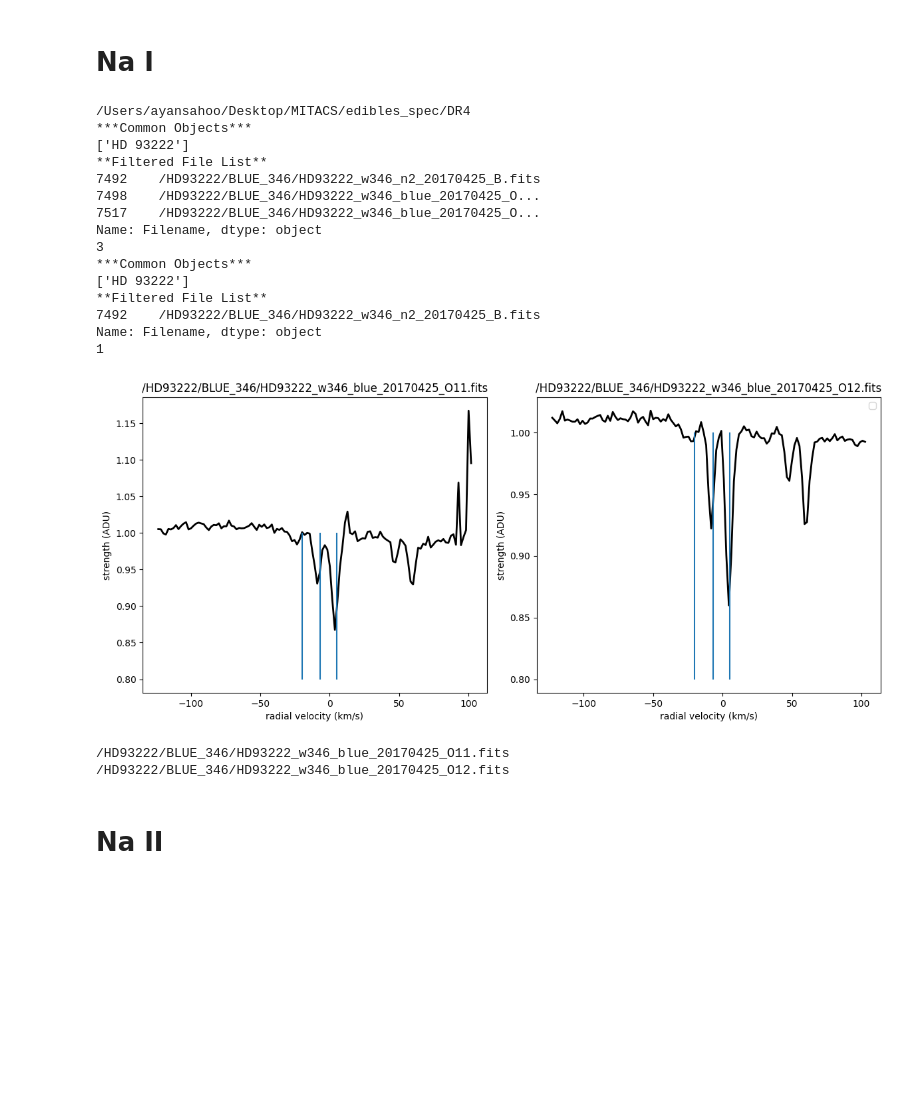
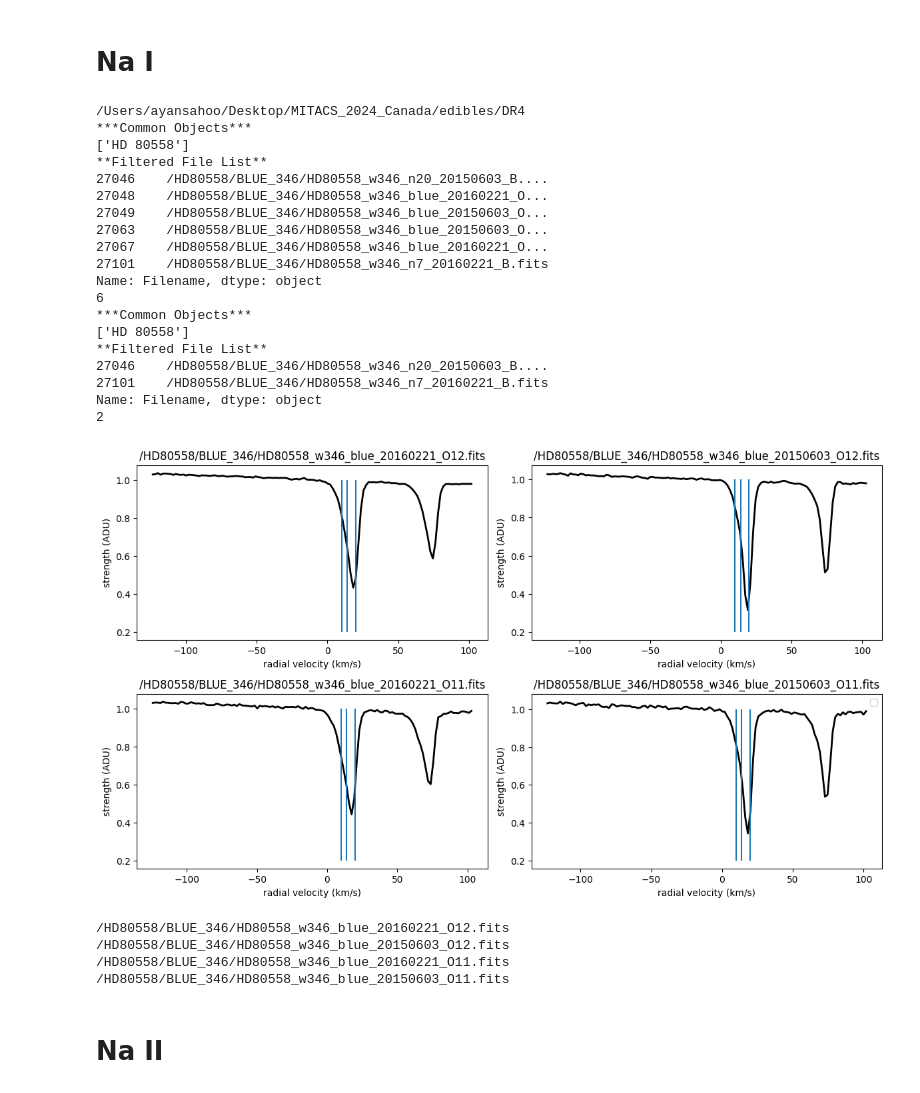
Before and after one commit to AyanS13/edibles, a Jupyter notebook: cloud_checker.ipynb, the cells around one changed output. Saved outputs shown, nothing was run; the diff lists cells and outputs as text; code cells hidden in the pictures; blank space fills up the shorter version.

```diff
--- a/cloud_checker.ipynb
+++ b/cloud_checker.ipynb
@@ -12,7 +18,7 @@ from scipy.interpolate import CubicSpline
 # %% [markdown]
 # Na I
 # %%
-sightline = "HD 93222"
+sightline = "HD 80558"
 pythia = EdiblesOracle()
 List_1 = pythia.getFilteredObsList(object=[sightline], MergedOnly=False, Wave=3302)
 test_1 = List_1.values.tolist()
@@ -26,9 +32,9 @@ test = list(test)
 
 lambda0 = [3302.368, 3302.978]
 ref_wave = 3302.368
-cl_1 = -20
-cl_2 = -7
-cl_3 = 5
+cl_1 = 20
+cl_2 = 14
+cl_3 = 10
 cl_4 = 3
 # cl_5 = 12
 # cl_5 = -7
@@ -70,9 +76,9 @@ for i in range(len(test)):
 
     # Plot data on the corresponding subplot
     axs[i].plot(3*(10**5)*(wave-ref_wave)/ref_wave, flux, color='k', linewidth=2)
-    axs[i].vlines(x=cl_1, ymin=0.8, ymax=1)
-    axs[i].vlines(x=cl_2, ymin=0.8, ymax=1)
-    axs[i].vlines(x=cl_3, ymin=0.8, ymax=1)
+    axs[i].vlines(x=cl_1, ymin=0.2, ymax=1)
+    axs[i].vlines(x=cl_2, ymin=0.2, ymax=1)
+    axs[i].vlines(x=cl_3, ymin=0.2, ymax=1)
     # axs[i].vlines(x=cl_4, ymin=0.4, ymax=1)
     # axs[i].vlines(x=cl_5, ymin=0.4, ymax=1)
 
@@ -85,45 +91,51 @@ for i in range(len(test)):
     #                    b=b, B_vary=B_vary, N=N, v_rad=v_rad, v_resolution=v_resolution, map =[0,1])
 
     # axs[i].plot(wave, model)
 
     # Set title for each subplot
     axs[i].set_title(str(test[i]))
 
     # Set x and y labels for each subplot
     axs[i].set_xlabel('radial velocity (km/s)')
     axs[i].set_ylabel('strength (ADU)')
 
 # Hide the unused subplots
 for j in range(len(test), len(axs)):
     fig.delaxes(axs[j])
 # Adjust the layout so titles and labels fit well
 plt.tight_layout()
 plt.legend()
 # Show the plot
 plt.show()
 
 
 for i in test:
     print(i)
 # %% [output]
-/Users/ayansahoo/Desktop/MITACS/edibles_spec/DR4
+/Users/ayansahoo/Desktop/MITACS_2024_Canada/edibles/DR4
 ***Common Objects***
-['HD 93222']
+['HD 80558']
 **Filtered File List**
-7492    /HD93222/BLUE_346/HD93222_w346_n2_20170425_B.fits
-7498    /HD93222/BLUE_346/HD93222_w346_blue_20170425_O...
-7517    /HD93222/BLUE_346/HD93222_w346_blue_20170425_O...
+27046    /HD80558/BLUE_346/HD80558_w346_n20_20150603_B....
+27048    /HD80558/BLUE_346/HD80558_w346_blue_20160221_O...
+27049    /HD80558/BLUE_346/HD80558_w346_blue_20150603_O...
+27063    /HD80558/BLUE_346/HD80558_w346_blue_20150603_O...
+27067    /HD80558/BLUE_346/HD80558_w346_blue_20160221_O...
+27101    /HD80558/BLUE_346/HD80558_w346_n7_20160221_B.fits
 Name: Filename, dtype: object
-3
+6
 ***Common Objects***
-['HD 93222']
+['HD 80558']
 **Filtered File List**
-7492    /HD93222/BLUE_346/HD93222_w346_n2_20170425_B.fits
+27046    /HD80558/BLUE_346/HD80558_w346_n20_20150603_B....
+27101    /HD80558/BLUE_346/HD80558_w346_n7_20160221_B.fits
 Name: Filename, dtype: object
-1
+2
-[figure, old version]
+[figure, new version]
-/HD93222/BLUE_346/HD93222_w346_blue_20170425_O11.fits
-/HD93222/BLUE_346/HD93222_w346_blue_20170425_O12.fits
+/HD80558/BLUE_346/HD80558_w346_blue_20160221_O12.fits
+/HD80558/BLUE_346/HD80558_w346_blue_20150603_O12.fits
+/HD80558/BLUE_346/HD80558_w346_blue_20160221_O11.fits
+/HD80558/BLUE_346/HD80558_w346_blue_20150603_O11.fits
 # %% [markdown]
 # Na II
 # %%
```
Also changed, not shown: parts of 6 cells of this notebook, 5 other files.
